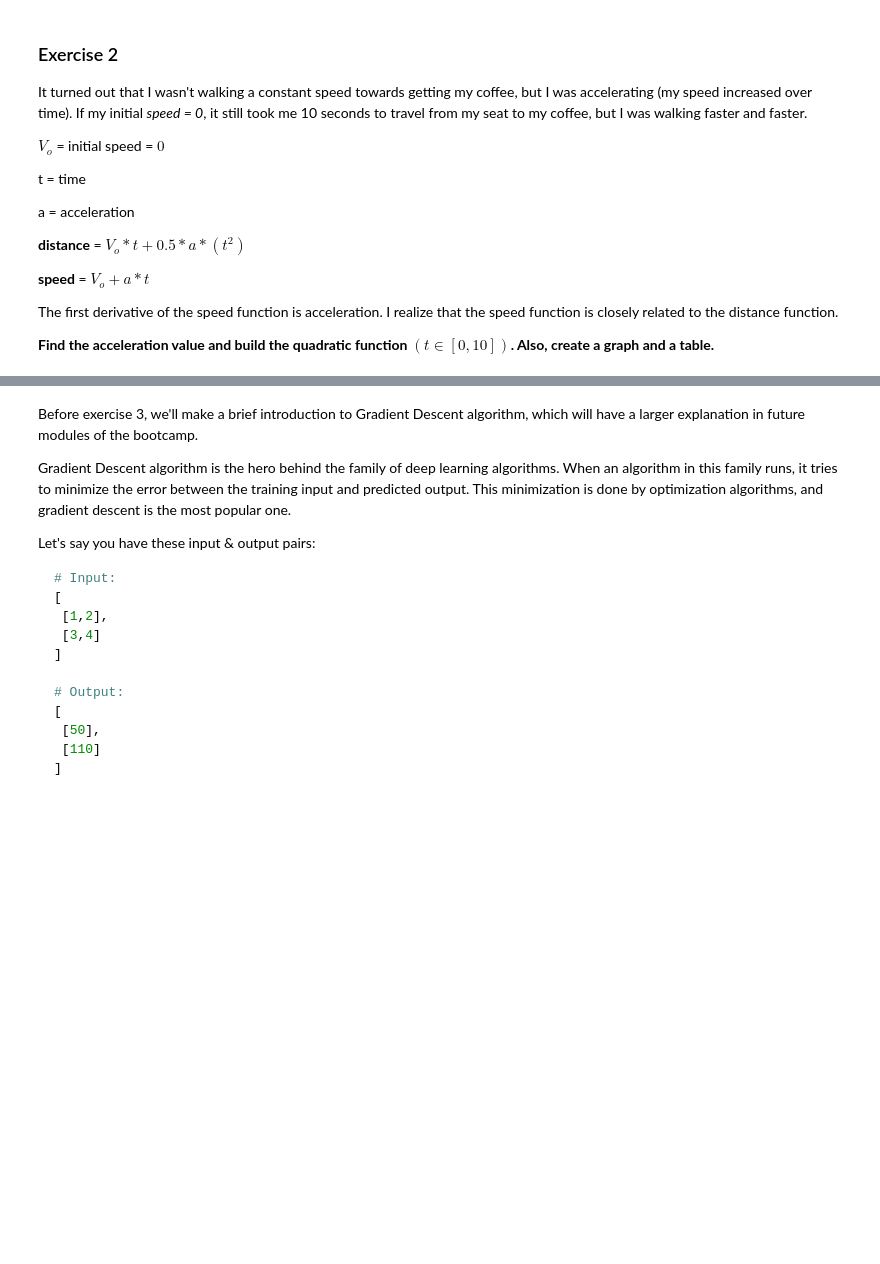
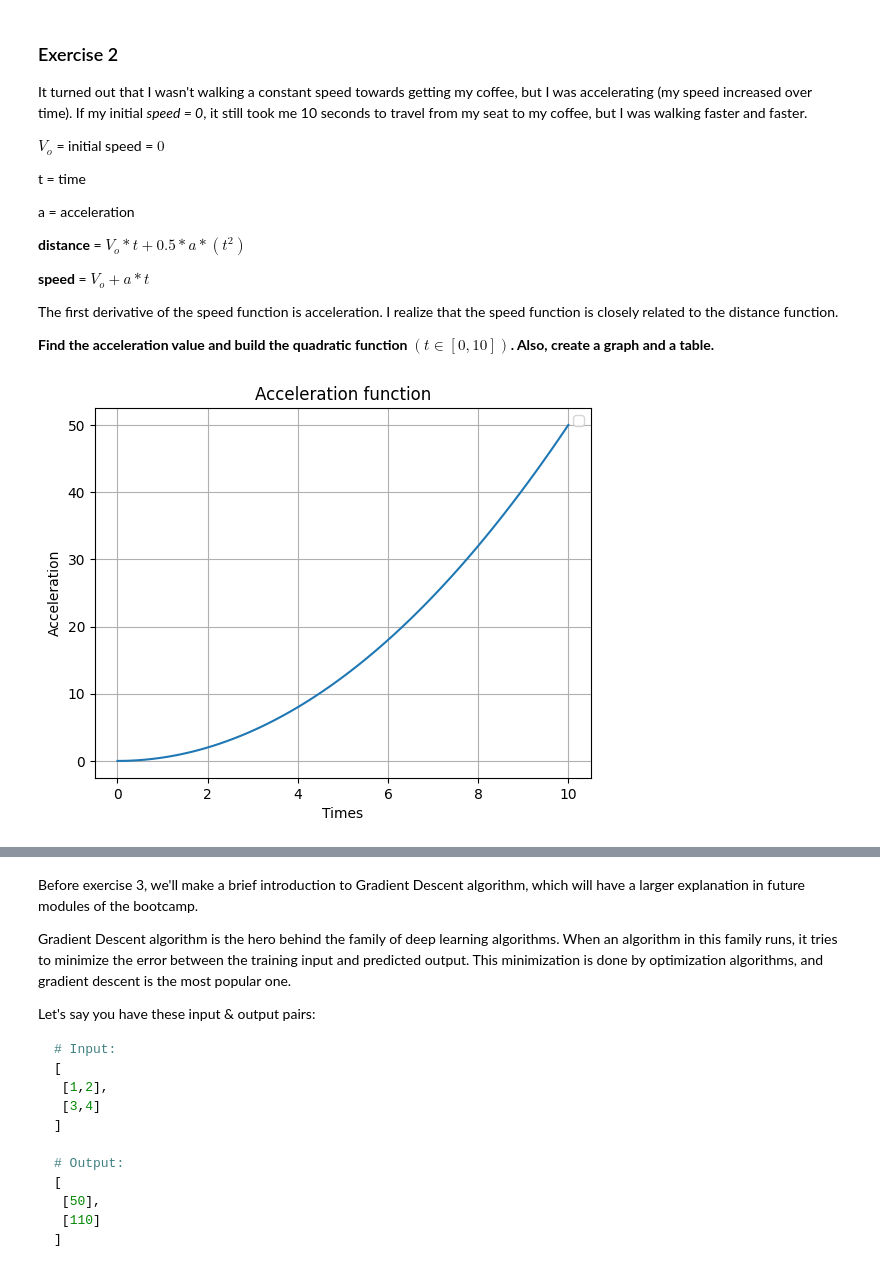
Before and after one commit to 4GeeksAcademy/calculus-and-algebra-problems-with-pythonDianam3, a Jupyter notebook: notebook/problems.ipynb, the cells around one changed output, grey strips where cells are left out. Drawn from its saved outputs; the diff is of its cells as text; code cells hidden in the pictures; blank space fills up the shorter version.

```diff
--- a/notebook/problems.ipynb
+++ b/notebook/problems.ipynb
@@ -96,6 +96,32 @@ The first derivative of the speed function is acceleration. I realize that the s
 
 **Find the acceleration value and build the quadratic function  $(t ∈ [0,10])$. Also, create a graph and a table.**
 # %%
-# Define and plot the quadratic funtion
+#1) Finding acceleration:
+#d = s * t
+#s = d1 / t
+#s = 2.5
+#d = 0 * t + 0.5 * (t**2)
+#s = 0 + 0.5 * t
+#s = 0.5 * t
+import matplotlib.pyplot as plt
+import numpy as np
+import pandas as pd
+#Función que recibel el tiempo y me calcula la aceleración
+
+def aceleracion(t):
+  return 0.5 * t**2
+
+times2 = np.linspace(0,10, 100) #para cada uno de estos times, calcular la aceleración
+aceleration_values = aceleracion(times2)
+
+plt.plot(times2, aceleracion(times2))
+plt.xlabel("Times")
+plt.ylabel("Acceleration")
+plt.title("Acceleration function")
+plt.legend()
+plt.grid()
+plt.show()# Define and plot the quadratic funtion
+# %% [output]
+[figure, added]
 # %%
 # Create a DataFrame
```
Also changed, not shown: parts of 3 cells of this notebook.
